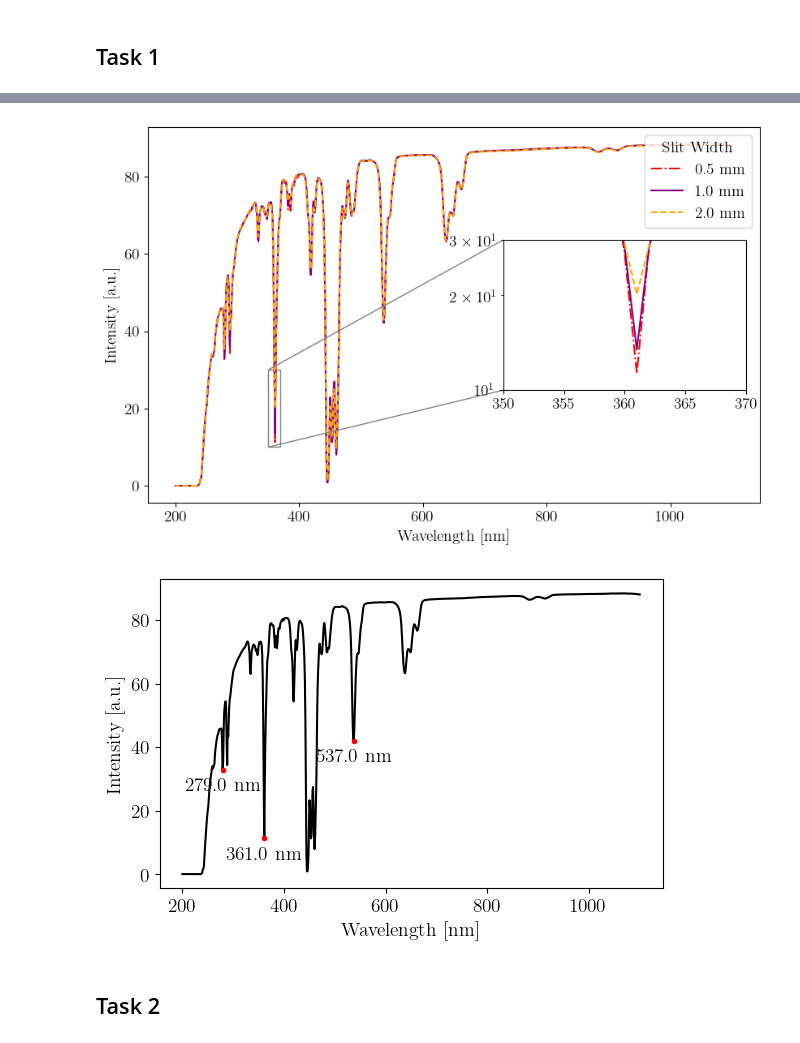
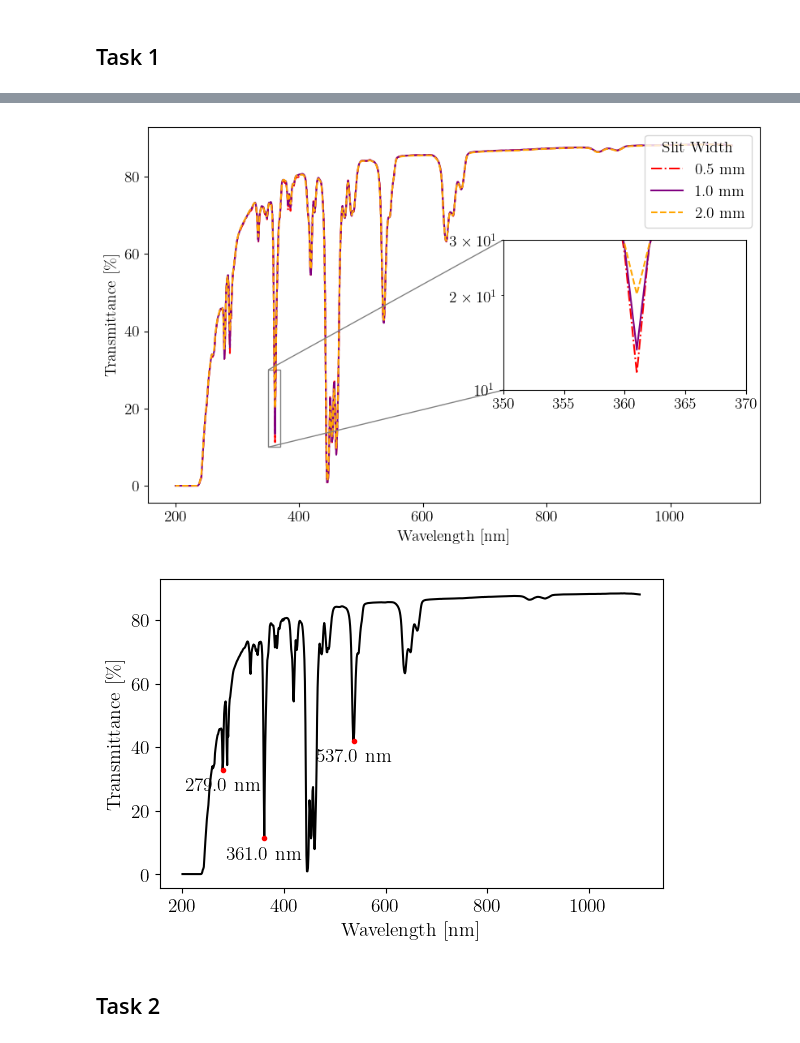
Before and after one commit to jamalghaith/advancedlabs, a Jupyter notebook: Colour Centers/Analysis.ipynb, the cells around one changed output, grey strips where cells are left out. Saved outputs shown, nothing was run; the diff lists cells and outputs as text; code cells hidden in the pictures.

```diff
--- a/Colour Centers/Analysis.ipynb
+++ b/Colour Centers/Analysis.ipynb
@@ -135,7 +135,7 @@ for file_name, file_data in data_05:
 
 
 ax.set_xlabel('Wavelength [nm]')
-ax.set_ylabel('Intensity [a.u.]')
+ax.set_ylabel(r'Transmittance [$\%$]')
 ax.legend(title='Scanning Speed', loc='upper right')
 
 # Create inset of the zoomed region
@@ -170,7 +170,7 @@ for file_name, file_data in data_480:
 
 
 ax.set_xlabel('Wavelength [nm]')
-ax.set_ylabel('Intensity [a.u.]')
+ax.set_ylabel(r'Transmittance [$\%$]')
 ax.legend(title='Slit Width', loc='upper right')
 
 # Create inset of the zoomed region
@@ -202,7 +202,7 @@ if file_data is not None:
     fig, ax = plt.subplots(figsize=set_size(469))
     ax.plot(x, y, color='black')
     ax.set_xlabel('Wavelength [nm]')
-    ax.set_ylabel('Intensity [a.u.]')
+    ax.set_ylabel(r'Transmittance [$\%$]')
 
     # Find dips near the specified wavelengths
     target_wavelengths = [279.3, 360.8, 536.4]
@@ -231,4 +231,4 @@ else:
-[figure, old version]
+[figure, new version]
-[figure, old version]
+[figure, new version]
 # %% [markdown]
 ## Task 2
```
Also changed, not shown: parts of 3 cells of this notebook, 16 other files.
